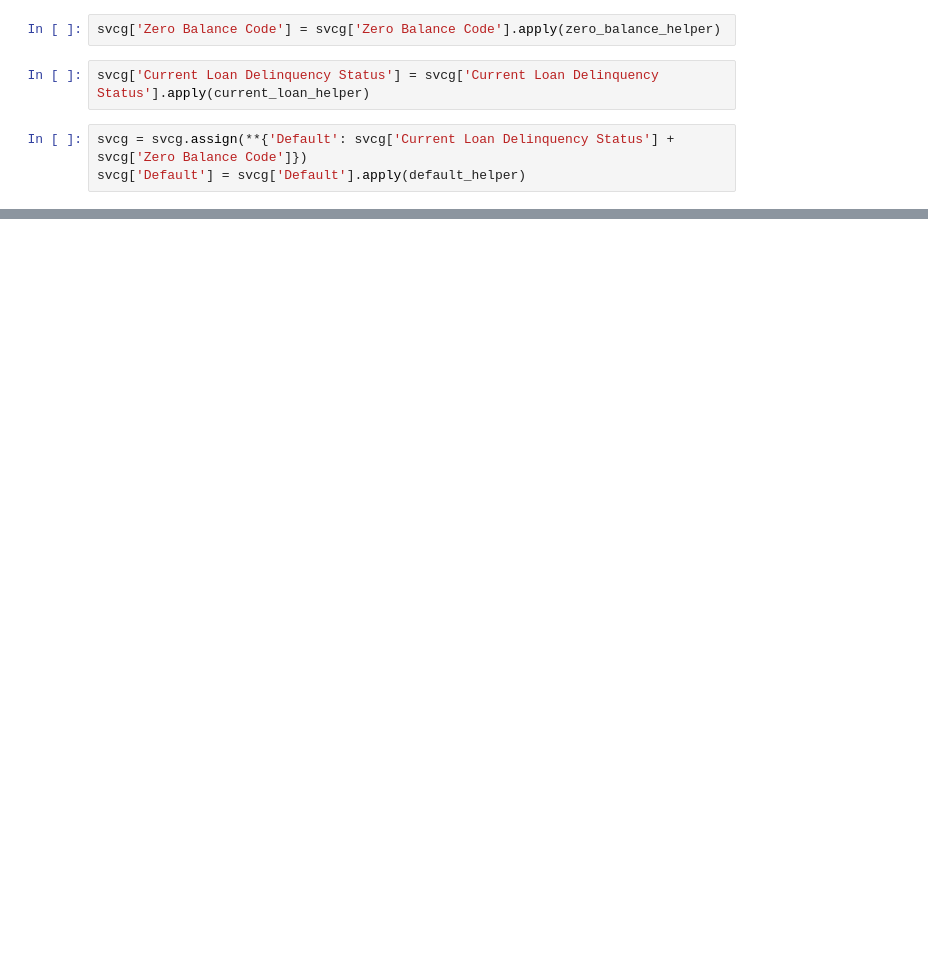
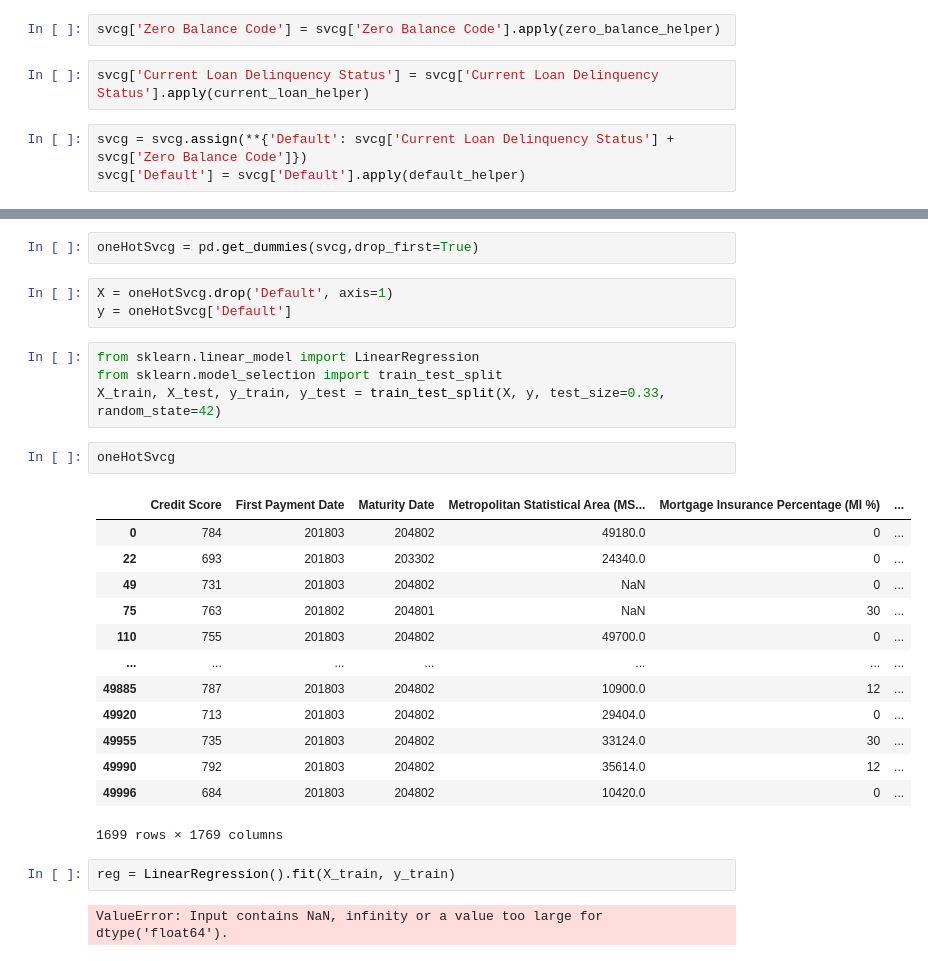
Before and after one commit to hirokihoshida/loan-default-prediction, a Jupyter notebook: DSC_102_PA (2).ipynb, the cells around one changed output, grey strips where cells are left out. Cells and saved outputs as stored; diff of their text form; blank space fills up the shorter version.

```diff
--- a/DSC_102_PA (2).ipynb
+++ b/DSC_102_PA (2).ipynb
@@ -81,0 +141,29 @@ svcg['Default'] = svcg['Default'].apply(default_helper)
+# %%
+oneHotSvcg = pd.get_dummies(svcg,drop_first=True)
+# %%
+X = oneHotSvcg.drop('Default', axis=1)
+y = oneHotSvcg['Default']
+# %%
+from sklearn.linear_model import LinearRegression
+from sklearn.model_selection import train_test_split
+X_train, X_test, y_train, y_test = train_test_split(X, y, test_size=0.33, random_state=42)
+# %%
+oneHotSvcg
+# %% [output]
+|  | Credit Score | First Payment Date | Maturity Date | Metropolitan Statistical Area (MS... | Mortgage Insurance Percentage (MI %) | ... |
+| 0 | 784 | 201803 | 204802 | 49180.0 | 0 | ... |
+| 22 | 693 | 201803 | 203302 | 24340.0 | 0 | ... |
+| 49 | 731 | 201803 | 204802 | NaN | 0 | ... |
+| 75 | 763 | 201802 | 204801 | NaN | 30 | ... |
+| 110 | 755 | 201803 | 204802 | 49700.0 | 0 | ... |
+| ... | ... | ... | ... | ... | ... | ... |
+| 49885 | 787 | 201803 | 204802 | 10900.0 | 12 | ... |
+| 49920 | 713 | 201803 | 204802 | 29404.0 | 0 | ... |
+| 49955 | 735 | 201803 | 204802 | 33124.0 | 30 | ... |
+| 49990 | 792 | 201803 | 204802 | 35614.0 | 12 | ... |
+| 49996 | 684 | 201803 | 204802 | 10420.0 | 0 | ... |
+1699 rows × 1769 columns
+# %%
+reg = LinearRegression().fit(X_train, y_train)
+# %% [output]
+ValueError: Input contains NaN, infinity or a value too large for dtype('float64').
```
Also changed, not shown: parts of 14 cells of this notebook, 2 other files.
